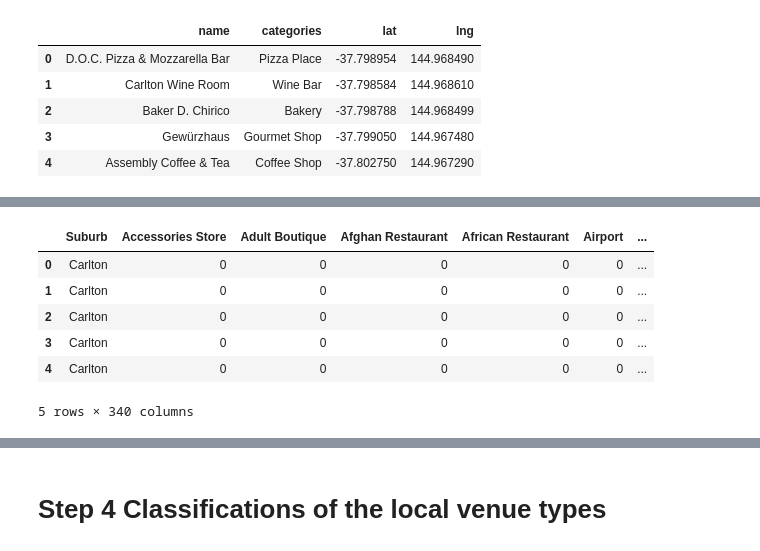
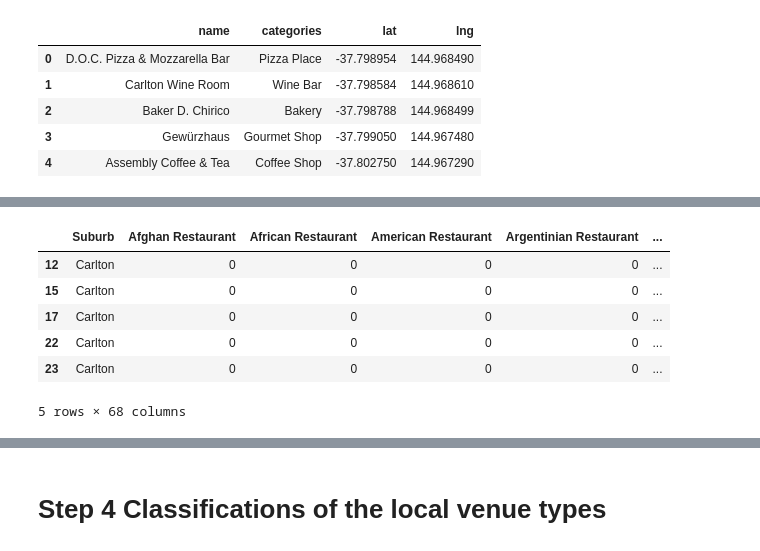
Before and after one commit to xerocopy/Coursera_Adv_DataScience_Capstone, a Jupyter notebook: Final Assignment- Restaurant in Melbourne.ipynb, the cells around one changed output, grey strips where cells are left out. Drawn from its saved outputs; the diff is of its cells as text; code cells hidden in the pictures.

```diff
--- a/Final Assignment- Restaurant in Melbourne.ipynb
+++ b/Final Assignment- Restaurant in Melbourne.ipynb
@@ -268,7 +253,7 @@ The geograpical coordinate of Melbourne are -37.8142176, 144.9631608.
 map_Melbourne = folium.Map(location=[latitude, longitude], zoom_start=10)
 
 # add markers to map
-for lat, lng, suburb, neighborhood in zip(res['Latitude'], res['Longitude'], res['Suburb'], res['area']):
+for lat, lng, suburb, neighborhood in zip(df['Latitude'], df['Longitude'], df['Suburb'], df['area']):
     label = '{}, {}'.format(neighborhood, suburb)
     label = folium.Popup(label, parse_html=True)
     folium.CircleMarker(
@@ -287,6 +272,6 @@ map_Melbourne
 # %%
 # Local_data = res[res['City'] == 'City of Melbourne'].reset_index(drop=True)
 # Local_data
-Local_data = res
+Local_data = df
 Local_data
 # %% [output]
@@ -365,10 +350,9 @@ print('Latitude and longitude values of {} are {}, {}.'.format(neighborhood_name
 # %% [output]
 Latitude and longitude values of Carlton are -37.80100999999996, 144.96951.
 # %%
-LIMIT = 100 # limit of number of venues returned by Foursquare API
+LIMIT = 1000 # limit of number of venues returned by Foursquare API
 
 radius = 500 # define radius
-
 
 url = 'https://api.foursquare.com/v2/venues/explore?&client_id={}&client_secret={}&v={}&ll={},{}&radius={}&limit={}'.format(
     CLIENT_ID,
@@ -520,0 +542,11 @@ There are 339 uniques categories.
+# %%
+Local_venues['Venue Category']
+Local_res = Local_venues[Local_venues['Venue Category'].str.contains("Restaurant")==True]
+Local_res = Local_res[Local_venues['Venue Category'] != "Restaurant"]
+
+
+#print("The Venue Categories are", Local_res['Venue Category'].unique())
+res_ct=Local_res.groupby('Venue Category').count()
+res_ct=res_ct.sort_values(by='Suburb', ascending = False)
+res_ct=res_ct.reset_index()
+res_ct.head(25)
@@ -521,23 +580,23 @@ There are 339 uniques categories.
 # %%
 # one hot encoding
-Local_onehot = pd.get_dummies(Local_venues[['Venue Category']], prefix="", prefix_sep="")
+Local_onehot = pd.get_dummies(Local_res[['Venue Category']], prefix="", prefix_sep="")
 
 # add neighborhood column back to dataframe
-Local_onehot['Suburb'] = Local_venues['Suburb']
+Local_onehot['Suburb'] = Local_res['Suburb']
 
 # move neighborhood column to the first column
 fixed_columns = [Local_onehot.columns[-1]] + list(Local_onehot.columns[:-1])
 Local_onehot = Local_onehot[fixed_columns]
 
 Local_onehot.head()
 # %% [output]
-|  | Suburb | Accessories Store | Adult Boutique | Afghan Restaurant | African Restaurant | Airport | ... |
-| 0 | Carlton | 0 | 0 | 0 | 0 | 0 | ... |
-| 1 | Carlton | 0 | 0 | 0 | 0 | 0 | ... |
-| 2 | Carlton | 0 | 0 | 0 | 0 | 0 | ... |
-| 3 | Carlton | 0 | 0 | 0 | 0 | 0 | ... |
-| 4 | Carlton | 0 | 0 | 0 | 0 | 0 | ... |
+|  | Suburb | Afghan Restaurant | African Restaurant | American Restaurant | Argentinian Restaurant | ... |
+| 12 | Carlton | 0 | 0 | 0 | 0 | ... |
+| 15 | Carlton | 0 | 0 | 0 | 0 | ... |
+| 17 | Carlton | 0 | 0 | 0 | 0 | ... |
+| 22 | Carlton | 0 | 0 | 0 | 0 | ... |
+| 23 | Carlton | 0 | 0 | 0 | 0 | ... |
-5 rows × 340 columns
+5 rows × 68 columns
 # %%
 Local_onehot.shape
 # %% [output]
```
Also changed, not shown: parts of 36 cells of this notebook.
